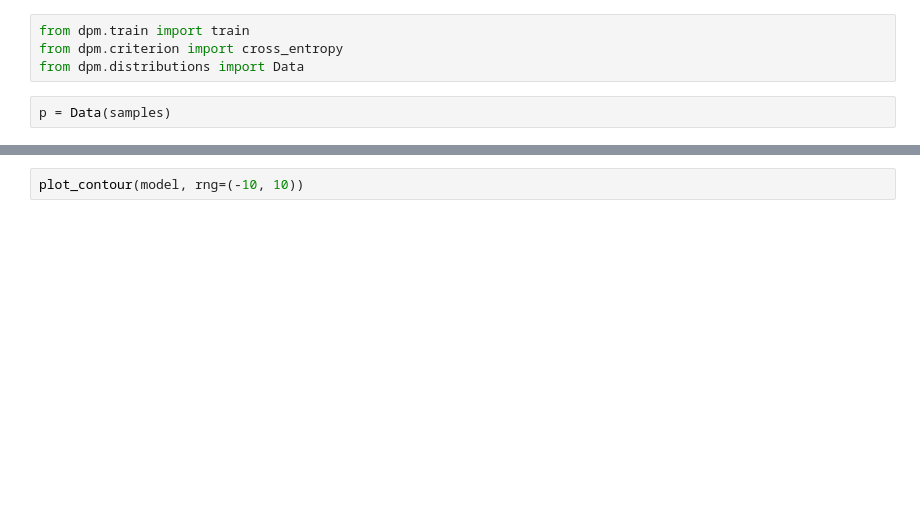
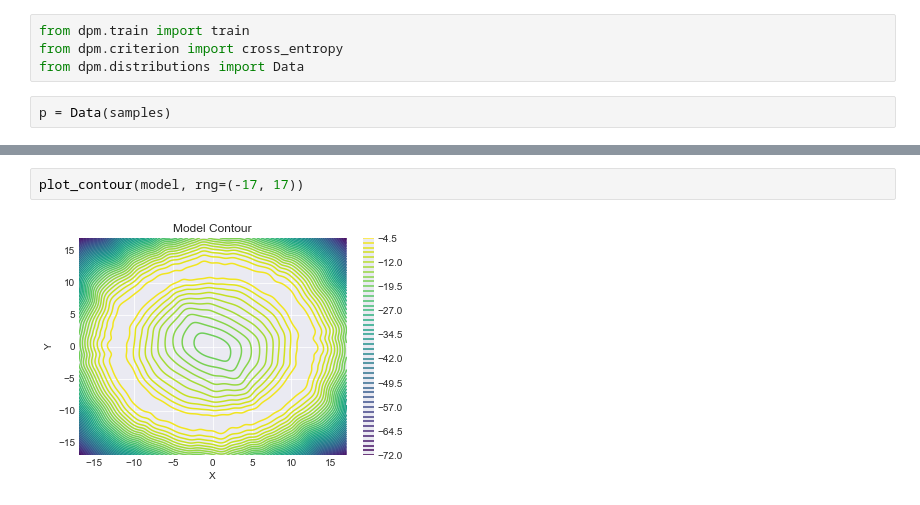
Before and after one commit to nextBillyonair/DPM, a Jupyter notebook: Notebooks/Transforms/RadialPlanar.ipynb, the cells around one changed output, grey strips where cells are left out. Saved outputs shown, nothing was run; the diff lists cells and outputs as text; blank space fills up the shorter version.

```diff
--- a/Notebooks/Transforms/RadialPlanar.ipynb
+++ b/Notebooks/Transforms/RadialPlanar.ipynb
@@ -53,4 +84,6 @@ stats = train(p, model, cross_entropy, epochs=1, log_interval=100, track_paramet
 # %%
-plot_contour(model, rng=(-10, 10))
+plot_contour(model, rng=(-17, 17))
+# %% [output]
+[figure, added]
 # %%
 plot_stats(stats)
```
Also changed, not shown: parts of 9 cells of this notebook, 11 other files.
